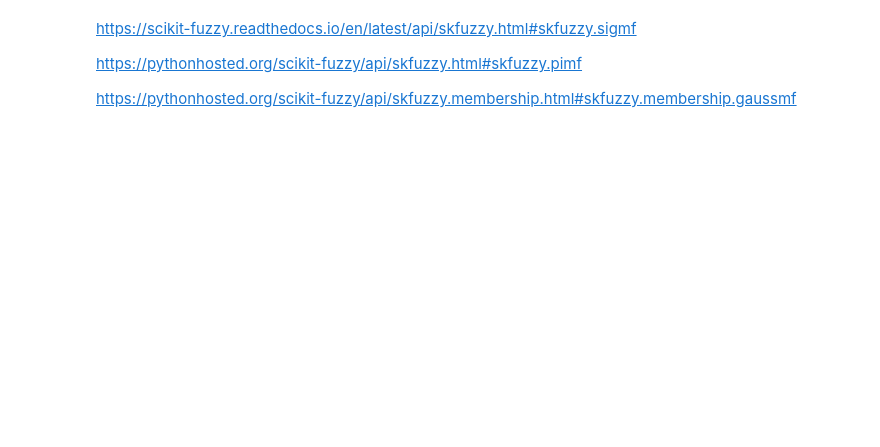
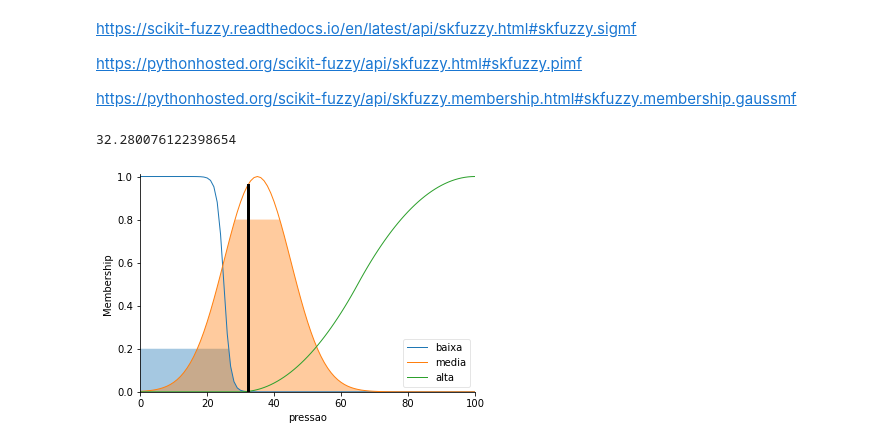
Before and after one commit to iago-costa/Per-odo-8-facul, a Jupyter notebook: INTELIGENCIA-ARTIFICIAL/TRABALHOS/Projeto-2/Projeto-2.ipynb, the cells around one changed output. Cells and saved outputs as stored; diff of their text form; code cells hidden in the pictures; blank space fills up the shorter version.

```diff
--- a/INTELIGENCIA-ARTIFICIAL/TRABALHOS/Projeto-2/Projeto-2.ipynb
+++ b/INTELIGENCIA-ARTIFICIAL/TRABALHOS/Projeto-2/Projeto-2.ipynb
@@ -128,3 +144,29 @@ https://scikit-fuzzy.readthedocs.io/en/latest/api/skfuzzy.html#skfuzzy.sigmf
 https://pythonhosted.org/scikit-fuzzy/api/skfuzzy.html#skfuzzy.pimf
 
 https://pythonhosted.org/scikit-fuzzy/api/skfuzzy.membership.html#skfuzzy.membership.gaussmf
+# %%
+regra1 = ctrl.Rule(temperatura['baixa'] & umidade['baixa'], pressao['media'])
+regra2 = ctrl.Rule(temperatura['baixa'] & umidade['media'], pressao['baixa'])
+regra3 = ctrl.Rule(temperatura['baixa'] & umidade['alta'], pressao['baixa'])
+
+regra4 = ctrl.Rule(temperatura['media'] & umidade['baixa'], pressao['media'])
+regra5 = ctrl.Rule(temperatura['media'] & umidade['media'], pressao['baixa'])
+regra6 = ctrl.Rule(temperatura['media'] & umidade['alta'], pressao['baixa'])
+
+regra7 = ctrl.Rule(temperatura['alta'] & umidade['baixa'], pressao['alta'])
+regra8 = ctrl.Rule(temperatura['alta'] & umidade['media'], pressao['media'])
+regra9 = ctrl.Rule(temperatura['alta'] & umidade['alta'], pressao['media'])
+# %%
+sistema_controle = ctrl.ControlSystem([regra1, regra2, regra3, regra4, regra5, regra6, regra7, regra8, regra9])
+# %%
+sistema = ctrl.ControlSystemSimulation(sistema_controle)
+# %%
+sistema.input['temperatura'] = 38
+sistema.input['umidade'] = 90
+sistema.compute()
+# %%
+print(sistema.output['pressao'])
+pressao.view(sim=sistema)
+# %% [output]
+32.280076122398654
+[figure, added]
```
Also changed, not shown: parts of 24 cells of this notebook, 9 other files.
